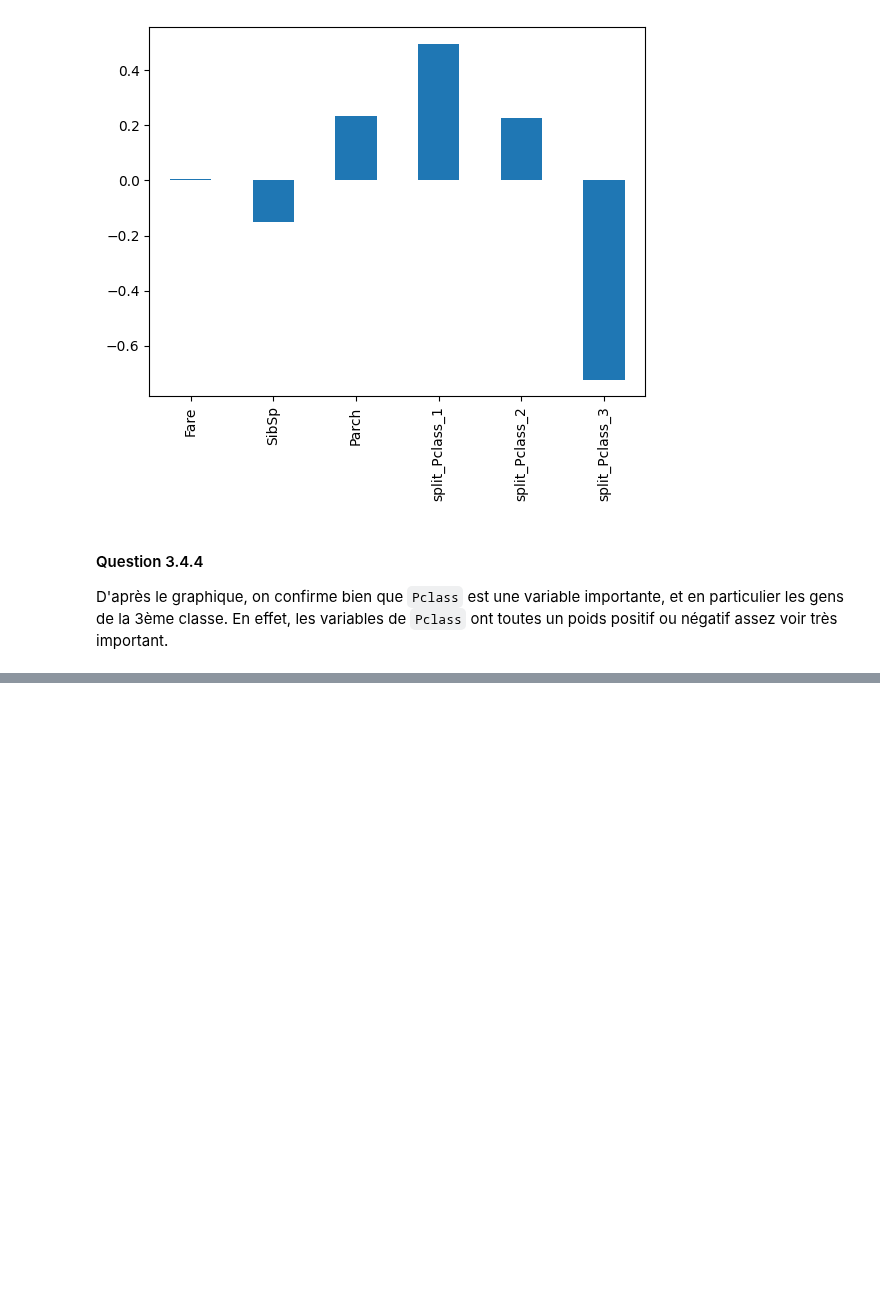
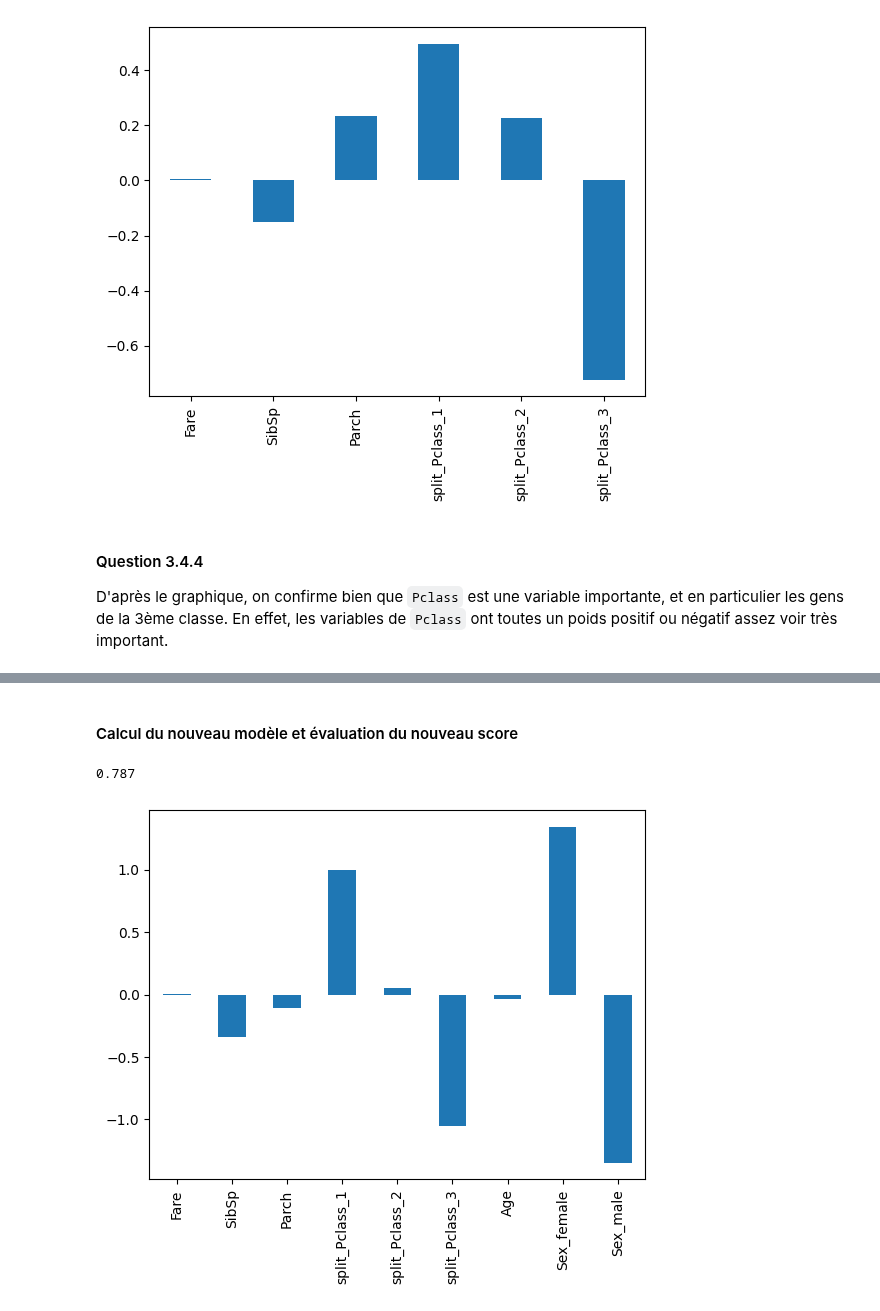
Before and after one commit to antocreadev/L3SINF_scikit-learn-machine-learning-python, a Jupyter notebook: tp2_sklearn.ipynb, the cells around one changed output, grey strips where cells are left out. Saved outputs shown, nothing was run; the diff lists cells and outputs as text; code cells hidden in the pictures; blank space fills up the shorter version.

Commit message:
finish ? (beug for test)

```diff
--- a/tp2_sklearn.ipynb
+++ b/tp2_sklearn.ipynb
@@ -28,6 +36,7 @@ warnings.filterwarnings(action='ignore', category=UserWarning)
 # %% [markdown]
 ### Charge le DataFrame avec les données
 # %%
-train_data = pd.read_csv('Titanic/train.csv')
+data_train = pd.read_csv('Titanic/train.csv')
+data_test = pd.read_csv('Titanic/test.csv')
 # %%
 # afficher les 10 premières lignes
@@ -48,5 +57,7 @@ train_data.head(10)
 ### Indexation des données
 # %%
 # PassengerId devient l'index
-train_data.set_index('PassengerId', inplace=True, drop=True)
-train_data
+data_train.set_index('PassengerId', inplace=True, drop=True)
+data_train
+
+data_test.set_index('PassengerId', inplace=True, drop=True)
@@ -179,6 +174,5 @@ plot_hist(train_data, 'Pclass')
 
 La variable Pclass est importante car elle distingue clairement la discrimination des classes, on voit que le 3ème classe est celle qui contient le plus de décès.
 # %%
-dummies = pd.get_dummies(train_data['Pclass'], prefix='split_Pclass')
-dummies
+dummies = pd.get_dummies(data_train['Pclass'], prefix='split_Pclass')
 # get_dummies permet de transformer une variable catégorielle en une variable numérique
@@ -238,0 +234,22 @@ En effet, les variables de `Pclass` ont toutes un poids positif ou négatif asse
+# %%
+# Ecrire la fonction parse_model_3 en injectant les instructions permettant s’insérer les variables Age et Sex  dans la fonction parse_model_2 de la question 3.3.1
+
+def parse_model_3(train_file, injected_data):
+    # Utilisation de la fonction parse_model_2
+    data = parse_model_2(train_file, injected_data)
+
+    # Injection des nouvelles données
+    new_data = pd.concat([data[0], data_train[['Age', 'Sex']]], axis=1)
+
+    # Gestion des valeurs manquantes pour la variable 'Age'
+    new_data['Age'].fillna(new_data['Age'].median(), inplace=True)
+
+    # Gestion des variables 'Sex' (dummy variables)
+    sex_dummies = pd.get_dummies(new_data['Sex'], prefix='Sex')
+    new_data = pd.concat([new_data, sex_dummies], axis=1)
+    new_data.drop('Sex', axis=1, inplace=True)
+
+    return new_data, data[1]
+
+X_train_3, y_train_3 = parse_model_3('Titanic/train.csv', dummies)
+X_train_3.head()
@@ -238,0 +264,14 @@ En effet, les variables de `Pclass` ont toutes un poids positif ou négatif asse
+# %% [markdown]
+#### Calcul du nouveau modèle et évaluation du nouveau score
+# %%
+score_3 = compute_score(LogisticRegression(), X_train_3, y_train_3)
+score_3
+# %% [output]
+0.787
+# %%
+lr = LogisticRegression(max_iter=1000)
+lr.fit(X_train_3, y_train_3)
+plot_coef = plot_lr_coefs(X_train_3, lr)
+plot_coef
+# %% [output]
+[figure, added]
```
Also changed, not shown: parts of 49 cells of this notebook.
